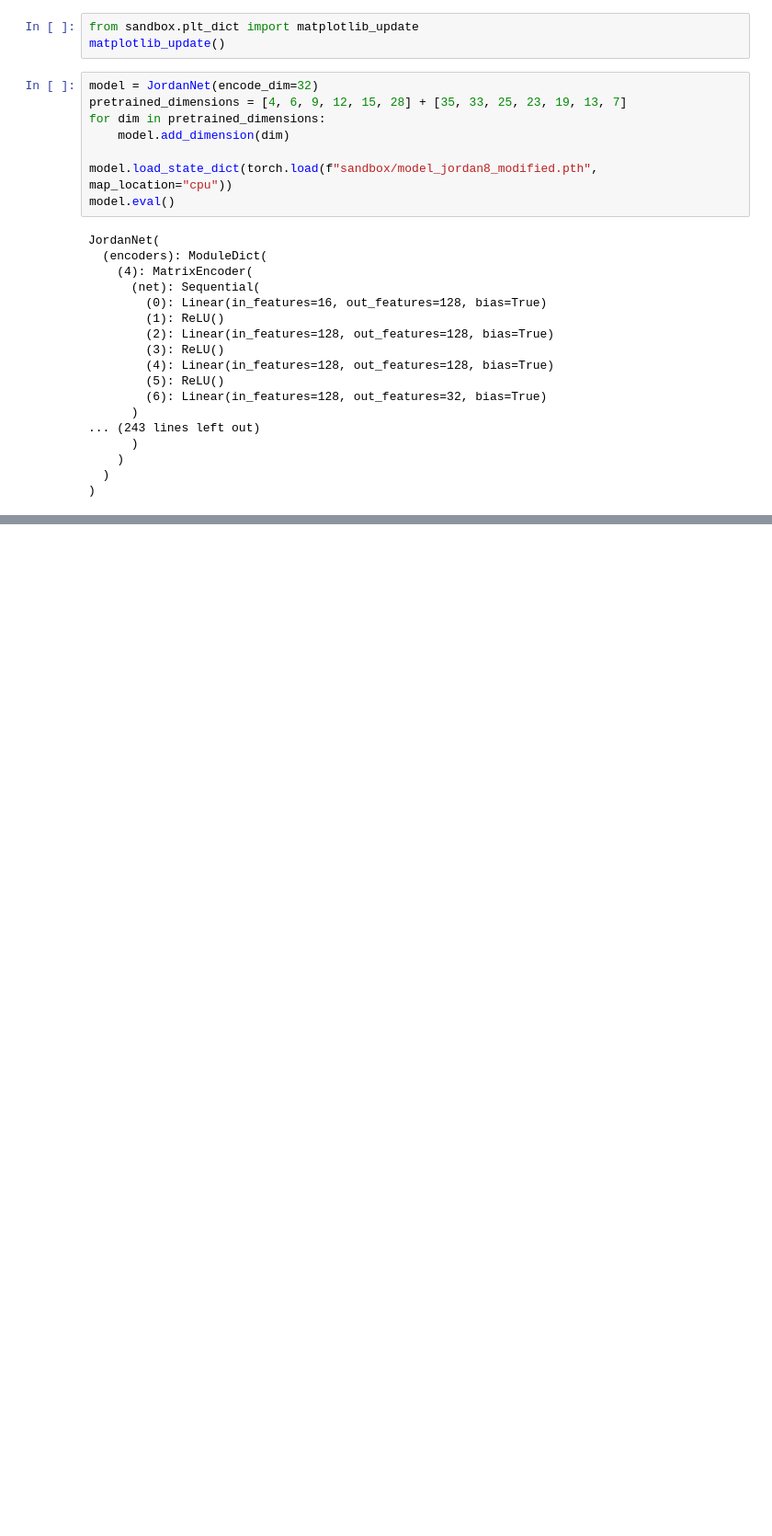
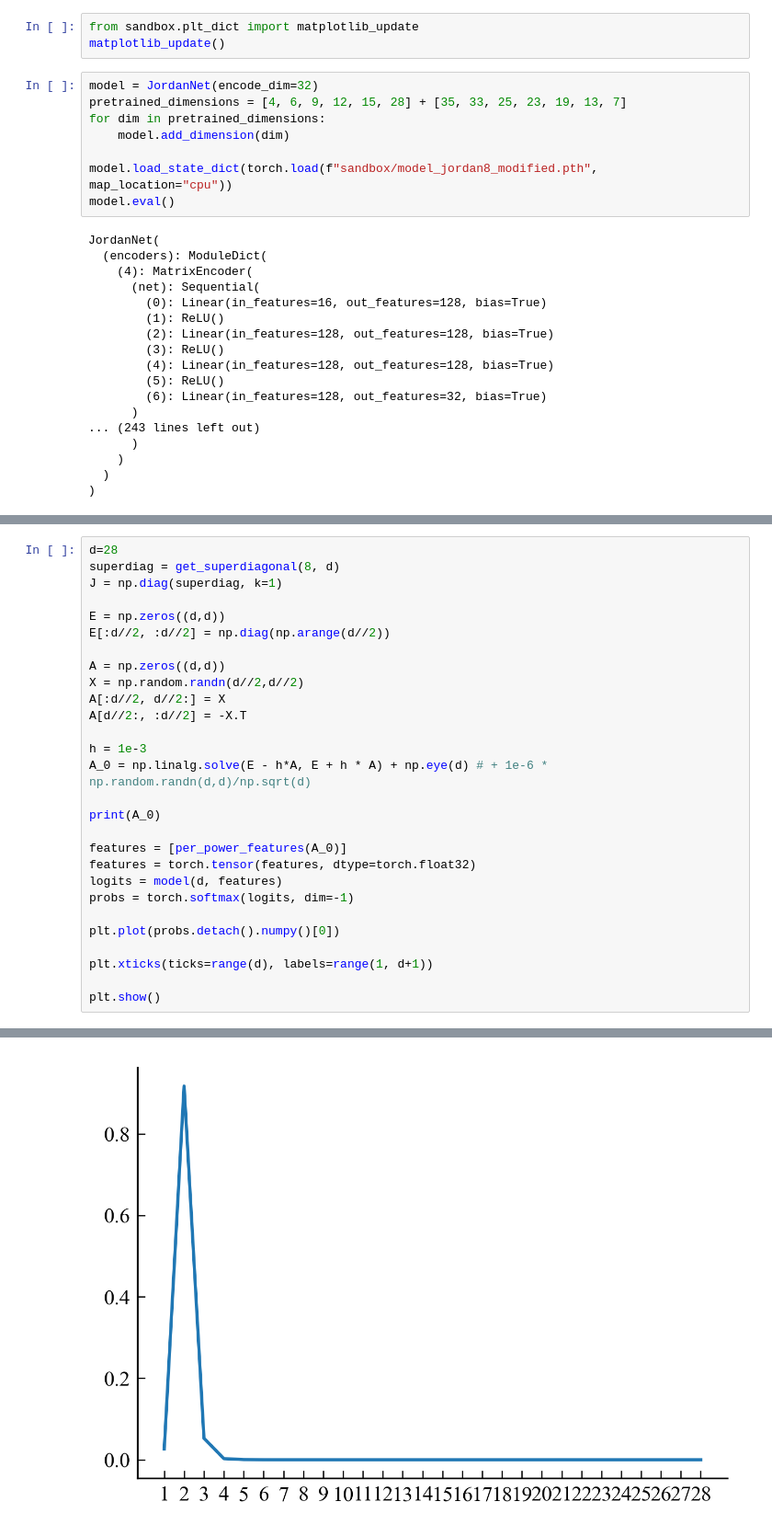
Before and after one commit to Michozord/Jordan_Transformer, a Jupyter notebook: sandbox/jordan8_pert.ipynb, the cells around one changed output, grey strips where cells are left out. Shown at 92% size. Saved outputs shown, nothing was run; the diff lists cells and outputs as text; blank space fills up the shorter version.

```diff
--- a/sandbox/jordan8_pert.ipynb
+++ b/sandbox/jordan8_pert.ipynb
@@ -79,0 +91,29 @@ plt.show()
+# %%
+d=28
+superdiag = get_superdiagonal(8, d)
+J = np.diag(superdiag, k=1)
+
+E = np.zeros((d,d))
+E[:d//2, :d//2] = np.diag(np.arange(d//2))
+
+A = np.zeros((d,d))
+X = np.random.randn(d//2,d//2)
+A[:d//2, d//2:] = X
+A[d//2:, :d//2] = -X.T
+
+h = 1e-3
+A_0 = np.linalg.solve(E - h*A, E + h * A) + np.eye(d) # + 1e-6 * np.random.randn(d,d)/np.sqrt(d)
+
+print(A_0)
+
+features = [per_power_features(A_0)]
+features = torch.tensor(features, dtype=torch.float32)
+logits = model(d, features)
+probs = torch.softmax(logits, dim=-1)
+
+plt.plot(probs.detach().numpy()[0])
+
+plt.xticks(ticks=range(d), labels=range(1, d+1))
+
+plt.show()
+# %% [output]
@@ -79,0 +137 @@ plt.show()
+[figure, added]
```
Also changed, not shown: parts of 11 cells of this notebook, 34 other files.
